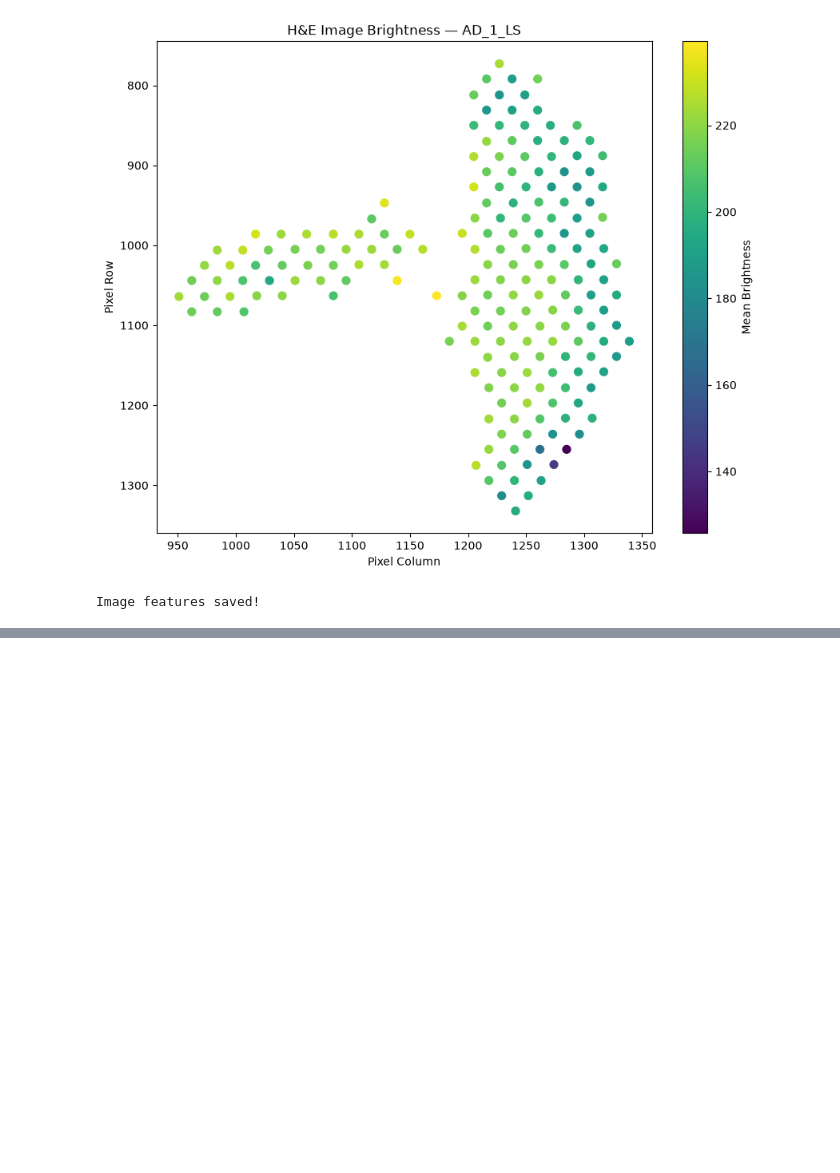
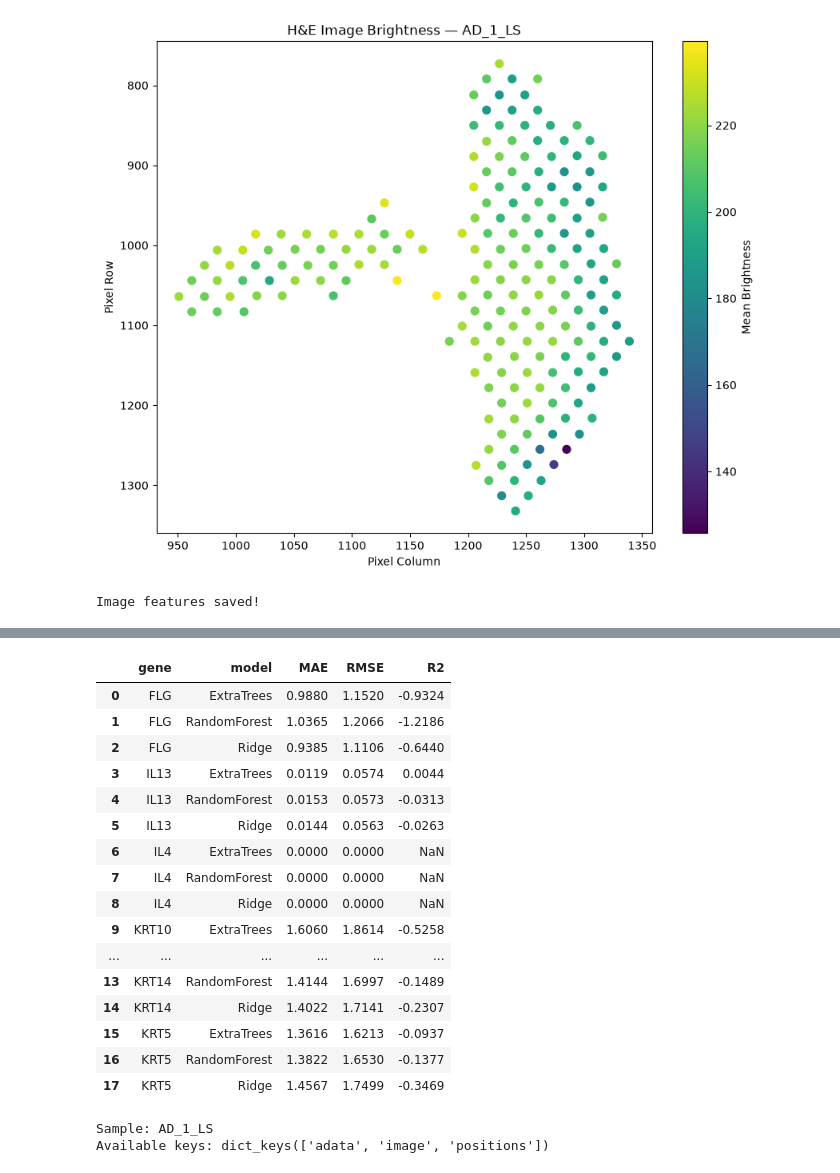
Before and after one commit to manya0306/spatial-tissue-profiling, a Jupyter notebook: notebooks/02_image_preprocessing.ipynb, the cells around one changed output, grey strips where cells are left out. Saved outputs shown, nothing was run; the diff lists cells and outputs as text; code cells hidden in the pictures; blank space fills up the shorter version.

```diff
--- a/notebooks/02_image_preprocessing.ipynb
+++ b/notebooks/02_image_preprocessing.ipynb
@@ -143,0 +864,22 @@ Image features saved!
+# %%
+# Combine original and neighborhood image features
+
+original_features = model_table[
+    IMAGE_FEATURES
+].copy()
+
+spatial_features = combined_spatial_features.copy()
+
+# Ensure matching unique IDs
+spatial_features.index.name = "unique_id"
+
+# Join features
+enhanced_features = original_features.join(
+    spatial_features,
+    how="inner"
+)
+
+print("Enhanced feature shape:", enhanced_features.shape)
+print("Missing values:", enhanced_features.isna().sum().sum())
+
+display(enhanced_features.head())
@@ -143,0 +1224,13 @@ Image features saved!
+# %%
+# Combine enhanced image features with gene expression
+
+enhanced_model_table = enhanced_image_features.join(
+    model_table[TARGET_GENES + ["sample_id"]],
+    how="inner"
+)
+
+print("Enhanced model table shape:", enhanced_model_table.shape)
+print("Missing values:", enhanced_model_table.isna().sum().sum())
+print("Duplicate indices:", enhanced_model_table.index.duplicated().sum())
+
+display(enhanced_model_table.head())
@@ -143,0 +1356,37 @@ Image features saved!
+# %%
+model_summary = (
+    model_comparison_df
+    .groupby(["gene", "model"])[["MAE", "RMSE", "R2"]]
+    .mean()
+    .reset_index()
+    .round(4)
+)
+
+display(model_summary)
+# %% [output]
+|  | gene | model | MAE | RMSE | R2 |
+| 0 | FLG | ExtraTrees | 0.9880 | 1.1520 | -0.9324 |
+| 1 | FLG | RandomForest | 1.0365 | 1.2066 | -1.2186 |
+| 2 | FLG | Ridge | 0.9385 | 1.1106 | -0.6440 |
+| 3 | IL13 | ExtraTrees | 0.0119 | 0.0574 | 0.0044 |
+| 4 | IL13 | RandomForest | 0.0153 | 0.0573 | -0.0313 |
+| 5 | IL13 | Ridge | 0.0144 | 0.0563 | -0.0263 |
+| 6 | IL4 | ExtraTrees | 0.0000 | 0.0000 | NaN |
+| 7 | IL4 | RandomForest | 0.0000 | 0.0000 | NaN |
+| 8 | IL4 | Ridge | 0.0000 | 0.0000 | NaN |
+| 9 | KRT10 | ExtraTrees | 1.6060 | 1.8614 | -0.5258 |
+| ... | ... | ... | ... | ... | ... |
+| 13 | KRT14 | RandomForest | 1.4144 | 1.6997 | -0.1489 |
+| 14 | KRT14 | Ridge | 1.4022 | 1.7141 | -0.2307 |
+| 15 | KRT5 | ExtraTrees | 1.3616 | 1.6213 | -0.0937 |
+| 16 | KRT5 | RandomForest | 1.3822 | 1.6530 | -0.1377 |
+| 17 | KRT5 | Ridge | 1.4567 | 1.7499 | -0.3469 |
+# %%
+# Check the structure of one dataset
+sample_id = list(datasets.keys())[0]
+
+print("Sample:", sample_id)
+print("Available keys:", datasets[sample_id].keys())
+# %% [output]
+Sample: AD_1_LS
+Available keys: dict_keys(['adata', 'image', 'positions'])
```
Also changed, not shown: parts of 28 cells of this notebook, 39 other files.
